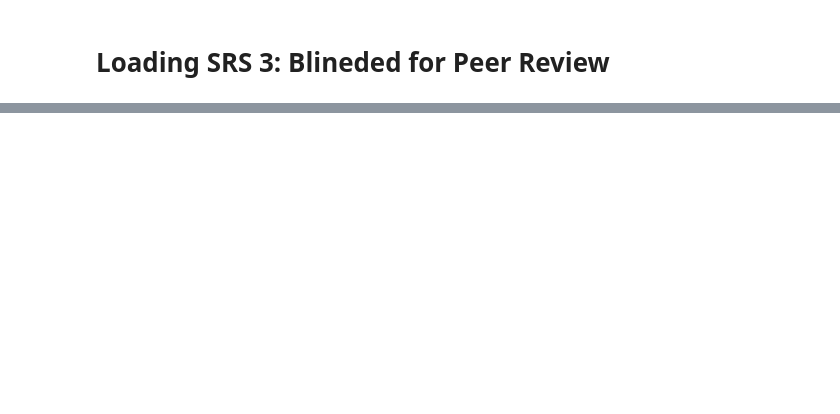
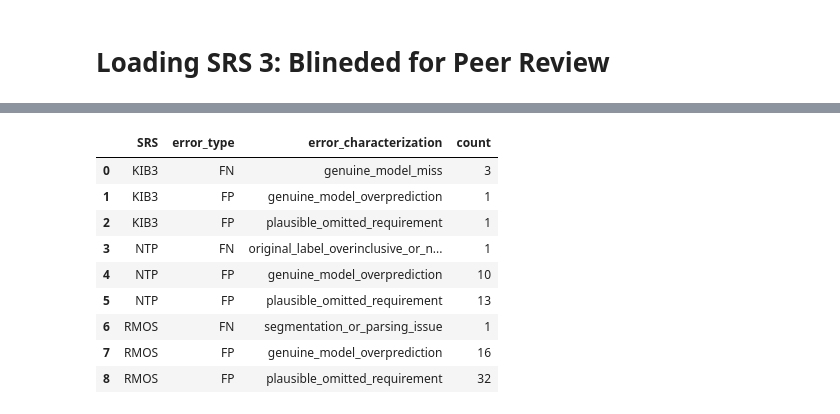
Before and after one commit to kasrahabib/ReqSeek, a Jupyter notebook: evaluations/RQ4/RQ4_evaluation.ipynb, the cells around one changed output, grey strips where cells are left out. Drawn from its saved outputs; the diff is of its cells as text; code cells hidden in the pictures; blank space fills up the shorter version.

```diff
--- a/evaluations/RQ4/RQ4_evaluation.ipynb
+++ b/evaluations/RQ4/RQ4_evaluation.ipynb
@@ -263,0 +354,21 @@ Text:  For the search functionality to work, a PDF file with (almost) the same n
+# %%
+characterization_summary = (
+    rq4_errors
+    .groupby(["SRS", "error_type", "error_characterization"])
+    .size()
+    .reset_index(name = "count")
+    .sort_values(["SRS", "error_type", "error_characterization"])
+)
+
+characterization_summary
+# %% [output]
+|  | SRS | error_type | error_characterization | count |
+| 0 | KIB3 | FN | genuine_model_miss | 3 |
+| 1 | KIB3 | FP | genuine_model_overprediction | 1 |
+| 2 | KIB3 | FP | plausible_omitted_requirement | 1 |
+| 3 | NTP | FN | original_label_overinclusive_or_n... | 1 |
+| 4 | NTP | FP | genuine_model_overprediction | 10 |
+| 5 | NTP | FP | plausible_omitted_requirement | 13 |
+| 6 | RMOS | FN | segmentation_or_parsing_issue | 1 |
+| 7 | RMOS | FP | genuine_model_overprediction | 16 |
+| 8 | RMOS | FP | plausible_omitted_requirement | 32 |
```
Also changed, not shown: parts of 40 cells of this notebook, 27 other files.
